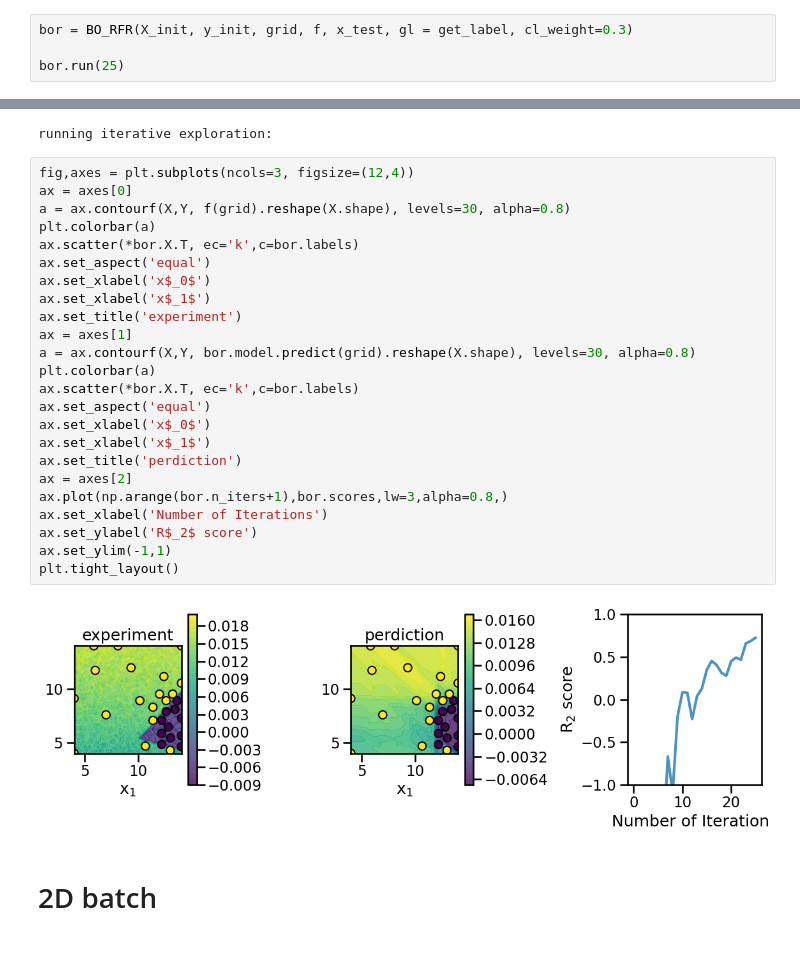
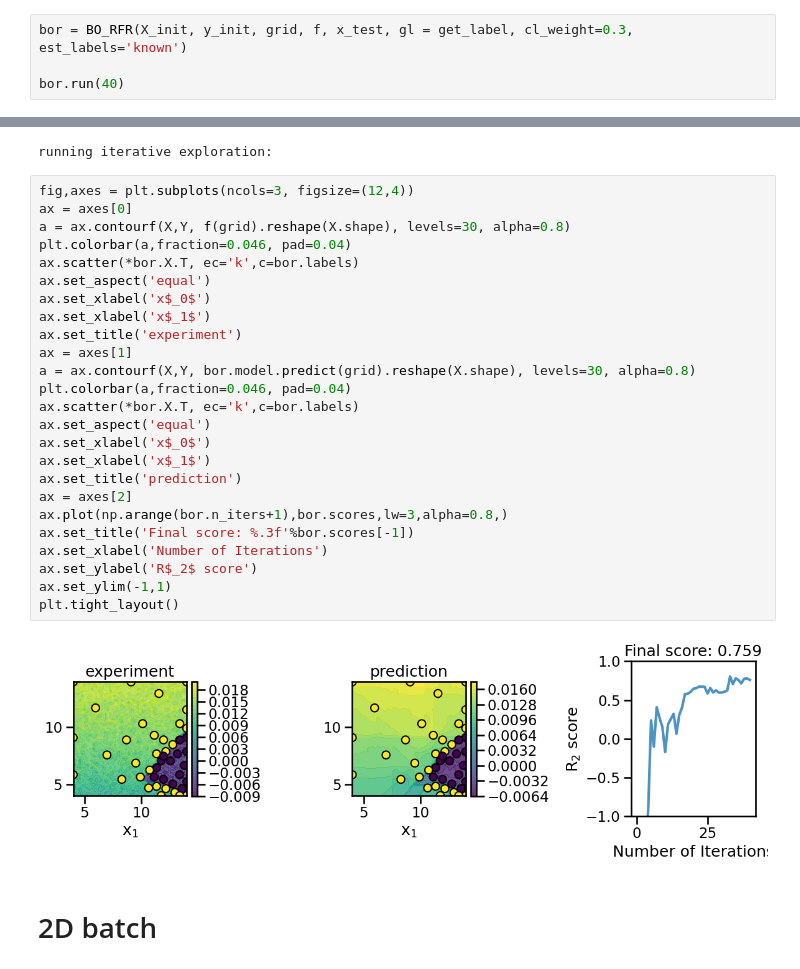
Before and after one commit to ffelsen/rfr_bo, a Jupyter notebook: BO_RFR_examples.ipynb, the cells around one changed output, grey strips where cells are left out. Drawn from its saved outputs; the diff is of its cells as text.

```diff
--- a/BO_RFR_examples.ipynb
+++ b/BO_RFR_examples.ipynb
@@ -130,38 +145,39 @@ x = y = np.linspace(4,14,10)
 Xt,Yt = np.meshgrid(x,y)
 x_test = np.vstack([Xt.ravel(), Yt.ravel()]).T
 # %%
-bor = BO_RFR(X_init, y_init, grid, f, x_test, gl = get_label, cl_weight=0.3)
+bor = BO_RFR(X_init, y_init, grid, f, x_test, gl = get_label, cl_weight=0.3, est_labels='known')
 
-bor.run(25)
+bor.run(40)
 # %% [output]
 generating test data
 running iterative exploration:
 # %%
 fig,axes = plt.subplots(ncols=3, figsize=(12,4))
 ax = axes[0]
 a = ax.contourf(X,Y, f(grid).reshape(X.shape), levels=30, alpha=0.8)
-plt.colorbar(a)
+plt.colorbar(a,fraction=0.046, pad=0.04)
 ax.scatter(*bor.X.T, ec='k',c=bor.labels)
 ax.set_aspect('equal')
 ax.set_xlabel('x$_0$')
 ax.set_xlabel('x$_1$')
 ax.set_title('experiment')
 ax = axes[1]
 a = ax.contourf(X,Y, bor.model.predict(grid).reshape(X.shape), levels=30, alpha=0.8)
-plt.colorbar(a)
+plt.colorbar(a,fraction=0.046, pad=0.04)
 ax.scatter(*bor.X.T, ec='k',c=bor.labels)
 ax.set_aspect('equal')
 ax.set_xlabel('x$_0$')
 ax.set_xlabel('x$_1$')
-ax.set_title('perdiction')
+ax.set_title('prediction')
 ax = axes[2]
 ax.plot(np.arange(bor.n_iters+1),bor.scores,lw=3,alpha=0.8,)
+ax.set_title('Final score: %.3f'%bor.scores[-1])
 ax.set_xlabel('Number of Iterations')
 ax.set_ylabel('R$_2$ score')
 ax.set_ylim(-1,1)
 plt.tight_layout()
 # %% [output]
-[figure, old version]
+[figure, new version]
 # %% [markdown]
 # 2D batch
 # %%
```
Also changed, not shown: parts of 9 cells of this notebook, 15 other files.
